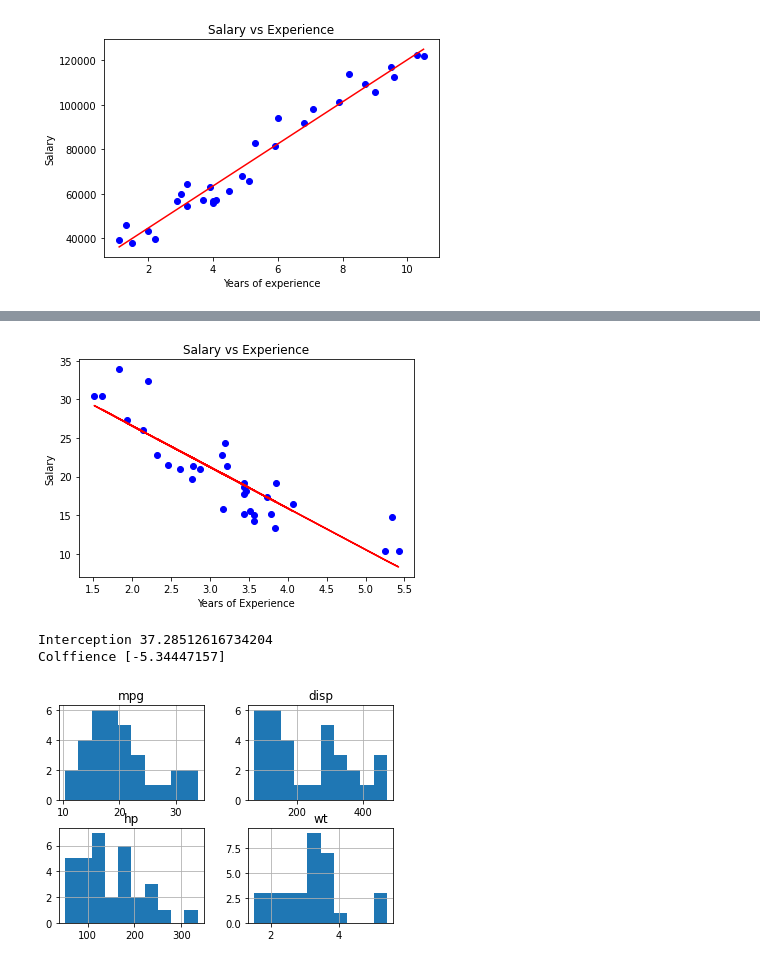
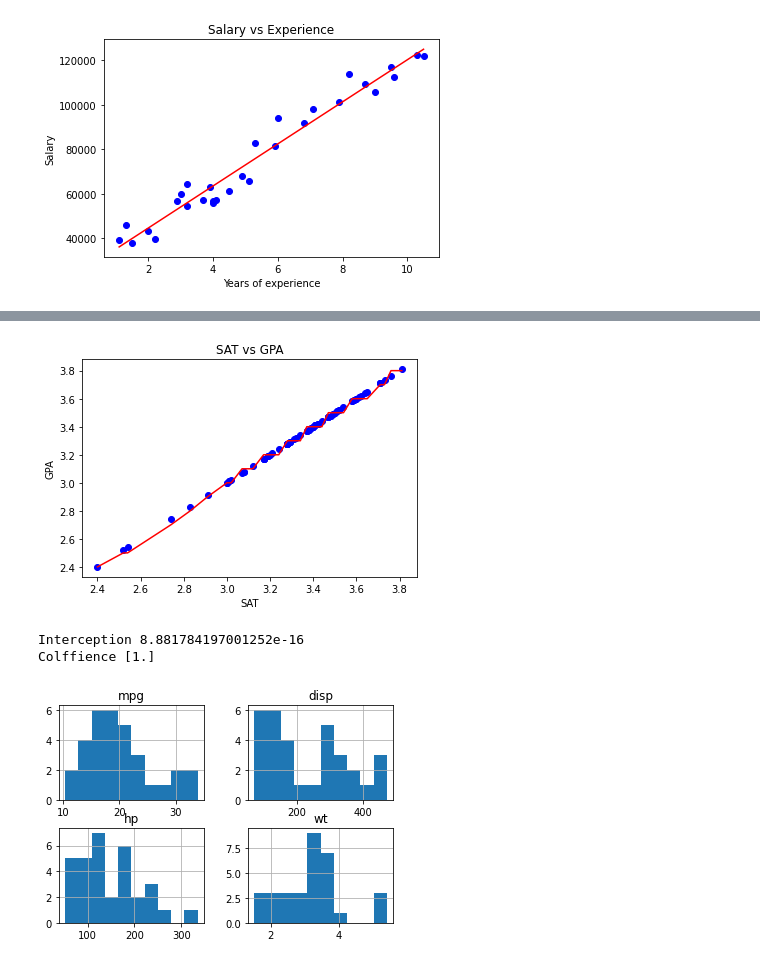
Before and after one commit to ktonon0401/AI-training, a Jupyter notebook: lesson2.ipynb, the cells around one changed output, grey strips where cells are left out. Cells and saved outputs as stored; diff of their text form; code cells hidden in the pictures.

```diff
--- a/lesson2.ipynb
+++ b/lesson2.ipynb
@@ -106,7 +106,7 @@ import matplotlib.pyplot as plt
 import seaborn as sns
 
 #doc du lieu
-data=pd.read_csv('1.01.csv')
+data=pd.read_csv('drive/MyDrive/Colab Notebooks/Simple_linear_regression.csv')
 x=data.drop(['SAT'],axis=1)
 y=data['GPA']
 sns.pairplot(data)
@@ -115,24 +148,17 @@ FileNotFoundError: ignored
 # %%
-from sklearn.linear_model import LinearRegression
-reg = LinearRegression()
-reg.fit(x,y)
-#Du doan gia tri
-y_pred = reg.predict(x).round(1)
-cal3 = pd.DataFrame(np.c_[y,y_pred],columns=['Original Salary','Predicated Salary'])
-cal3
 #Hien thi
 plt.scatter(x,y,color='b')
 plt.plot(x,y_pred,color='r')
-plt.title('Salary vs Experience')
-plt.ylabel('Salary')
-plt.xlabel('Years of Experience')
+plt.title('SAT vs GPA')
+plt.ylabel('GPA')
+plt.xlabel('SAT')
 plt.show()
 print('Interception',reg.intercept_)
 print('Colffience',reg.coef_)
 # %% [output]
-[figure, old version]
+[figure, new version]
-Interception 37.28512616734204
-Colffience [-5.34447157]
+Interception 8.881784197001252e-16
+Colffience [1.]
 # %%
 import numpy as np
 import pandas as pd
```
Also changed, not shown: parts of 6 cells of this notebook.
